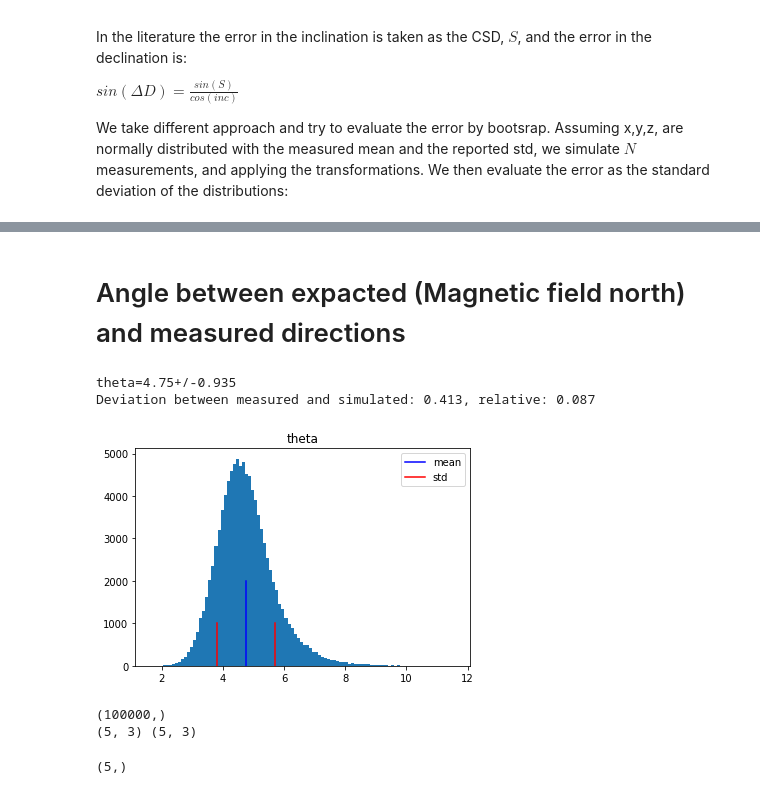
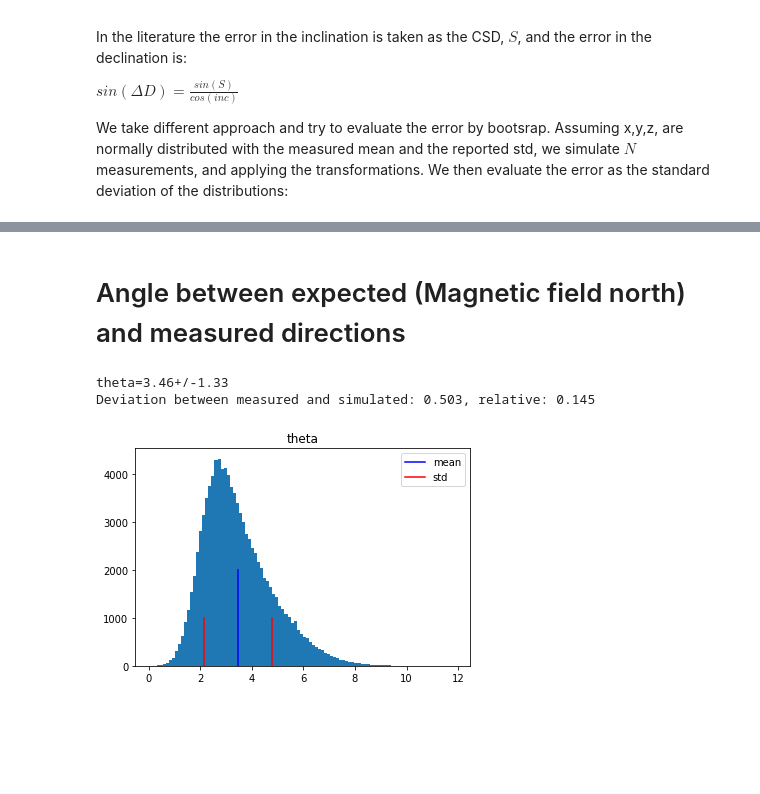
Before and after one commit to yuvalgrossman/code_samples, a Jupyter notebook: iceMag/Circular_Standard_Deviation.ipynb, the cells around one changed output, grey strips where cells are left out. Cells and saved outputs as stored; diff of their text form; code cells hidden in the pictures; blank space fills up the shorter version.

```diff
--- a/iceMag/Circular_Standard_Deviation.ipynb
+++ b/iceMag/Circular_Standard_Deviation.ipynb
@@ -219,29 +223,21 @@ Calculated Delta D (formula): 0.0354
 # %% [markdown]
-# Angle between expacted (Magnetic field north) and measured directions
+# Angle between expected (Magnetic field north) and measured directions
 # %%
 def ang_bet(R1,R2):
     '''angle between two vectors R1 and R2
     R2 may be a matrix'''
     return np.degrees(np.arccos((R1*R2).sum(axis=1)/(norm(R1,axis=1)*norm(R2,axis=1))))
 
 R = (np.random.randn(N,3)*dr+r);
-# b=np.array([[80.17,53.50,-5.33]])
-# db=np.array([[5.44,3.38,5.96]])
+b=np.array([[80.17,53.50,-5.33]])
+db=np.array([[5.44,3.38,5.96]])
 b=np.array([[866  ,  500  ,  0]])
 db=np.array([[7.6245 ,   3.2512  ,  9.4196]])
 B = (np.random.randn(N,3)*db+b);
 THETA=ang_bet(B,R)
 theta=ang_bet(b,r)
 hist_with_measures(THETA, theta, 'theta')
 # %% [output]
-theta=4.75+/-0.935
-Deviation between measured and simulated: 0.413, relative: 0.087
+theta=3.46+/-1.33
+Deviation between measured and simulated: 0.503, relative: 0.145
-[figure, old version]
+[figure, new version]
-# %%
-print((THETA).shape)
-print(R1.shape,R2.shape)
-np.degrees(np.arccos((R1*R2).sum(axis=1)/(norm(R1)*norm(R2,axis=1)))).shape
-# %% [output]
-(100000,)
-(5, 3) (5, 3)
-(5,)
```
Also changed, not shown: parts of 11 cells of this notebook.
